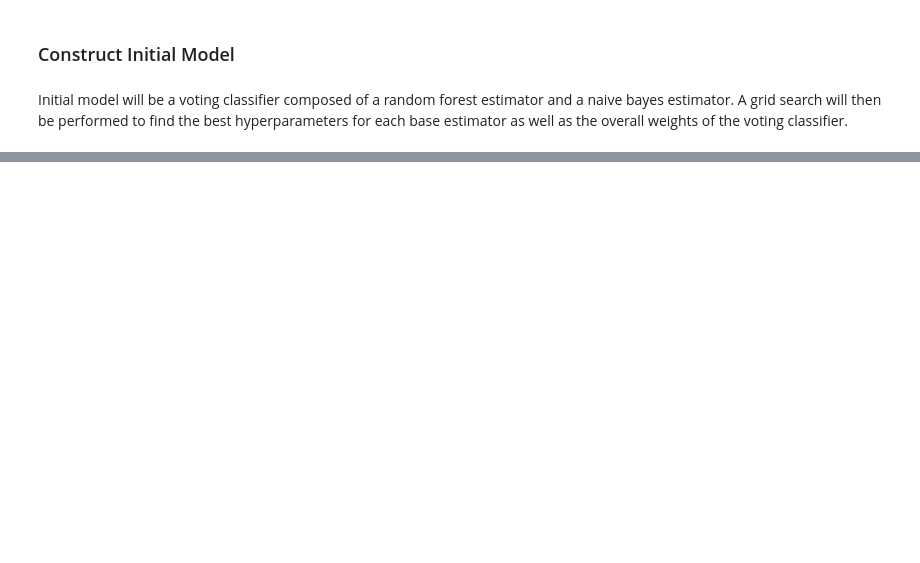
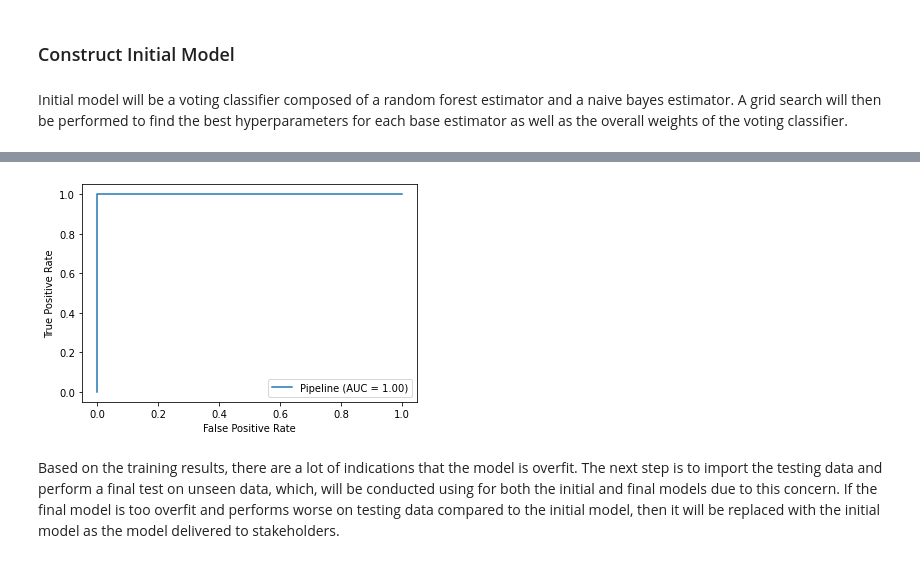
Before and after one commit to ek775/FIS_Phase_3_Project, a Jupyter notebook: modeling_notebook.ipynb, the cells around one changed output, grey strips where cells are left out. Cells and saved outputs as stored; diff of their text form; code cells hidden in the pictures; blank space fills up the shorter version.

```diff
--- a/modeling_notebook.ipynb
+++ b/modeling_notebook.ipynb
@@ -346,0 +324,6 @@ AttributeError: 'GridSearchCV' object has no attribute 'score_'
+# %%
+plot_roc_curve(Final_Model, X=x_train, y=y_train);
+# %% [output]
+[figure, added]
+# %% [markdown]
+Based on the training results, there are a lot of indications that the model is overfit. The next step is to import the testing data and perform a final test on unseen data, which, will be conducted using for both the initial and final models due to this concern. If the final model is too overfit and performs worse on testing data compared to the initial model, then it will be replaced with the initial model as the model delivered to stakeholders.
```
Also changed, not shown: parts of 37 cells of this notebook.
